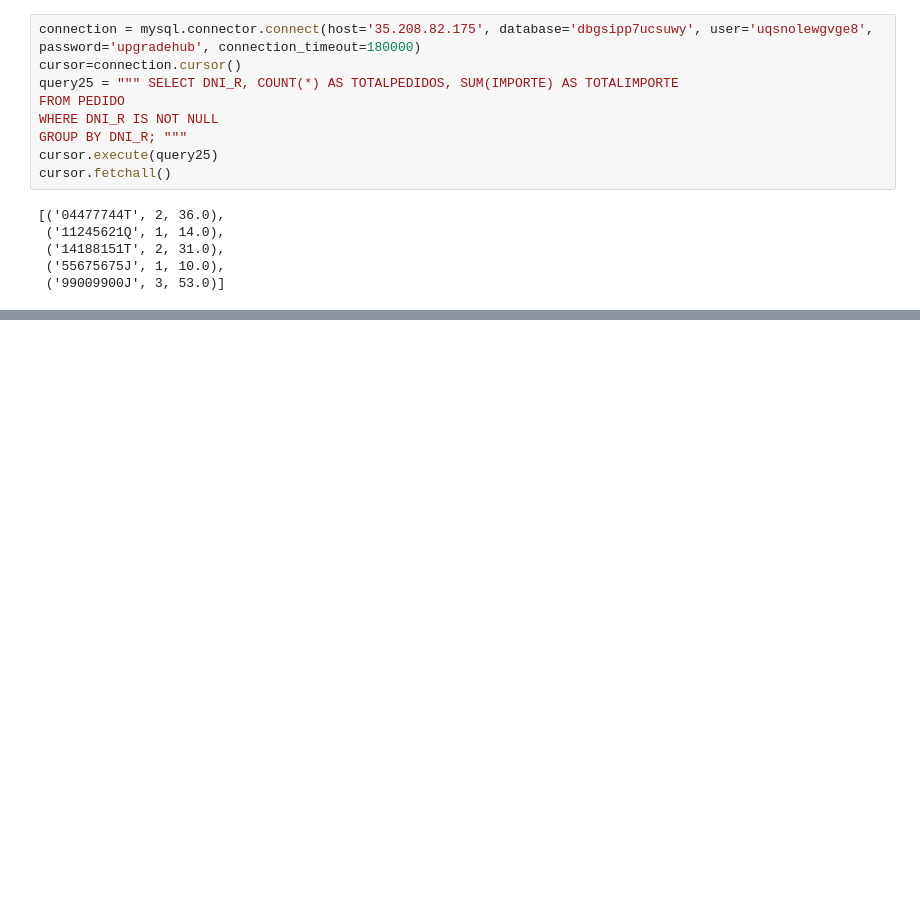
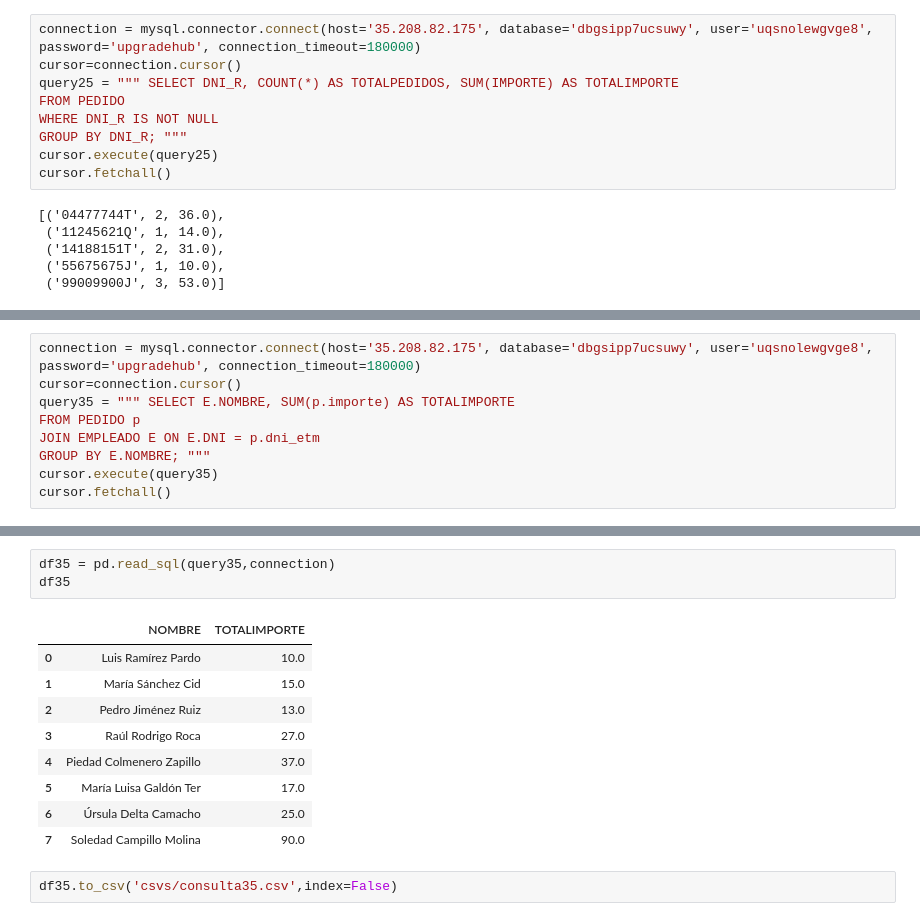
Before and after one commit to xAlbeeerto3/Analisis_DB_Pedidos_SQL-Python, a Jupyter notebook: sql.ipynb, the cells around one changed output, grey strips where cells are left out. Saved outputs shown, nothing was run; the diff lists cells and outputs as text; blank space fills up the shorter version.

```diff
--- a/sql.ipynb
+++ b/sql.ipynb
@@ -868,0 +1129,9 @@ cursor.fetchall()
+# %%
+connection = mysql.connector.connect(host='35.208.82.175', database='dbgsipp7ucsuwy', user='uqsnolewgvge8', password='upgradehub', connection_timeout=180000)
+cursor=connection.cursor()
+query35 = """ SELECT E.NOMBRE, SUM(p.importe) AS TOTALIMPORTE
+FROM PEDIDO p
+JOIN EMPLEADO E ON E.DNI = p.dni_etm
+GROUP BY E.NOMBRE; """
+cursor.execute(query35)
+cursor.fetchall()
@@ -868,0 +1147,15 @@ cursor.fetchall()
+# %%
+df35 = pd.read_sql(query35,connection)
+df35
+# %% [output]
+|  | NOMBRE | TOTALIMPORTE |
+| 0 | Luis Ramírez Pardo | 10.0 |
+| 1 | María Sánchez Cid | 15.0 |
+| 2 | Pedro Jiménez Ruiz | 13.0 |
+| 3 | Raúl Rodrigo Roca | 27.0 |
+| 4 | Piedad Colmenero Zapillo | 37.0 |
+| 5 | María Luisa Galdón Ter | 17.0 |
+| 6 | Úrsula Delta Camacho | 25.0 |
+| 7 | Soledad Campillo Molina | 90.0 |
+# %%
+df35.to_csv('csvs/consulta35.csv',index=False)
```
Also changed, not shown: parts of 40 cells of this notebook, 10 other files.
